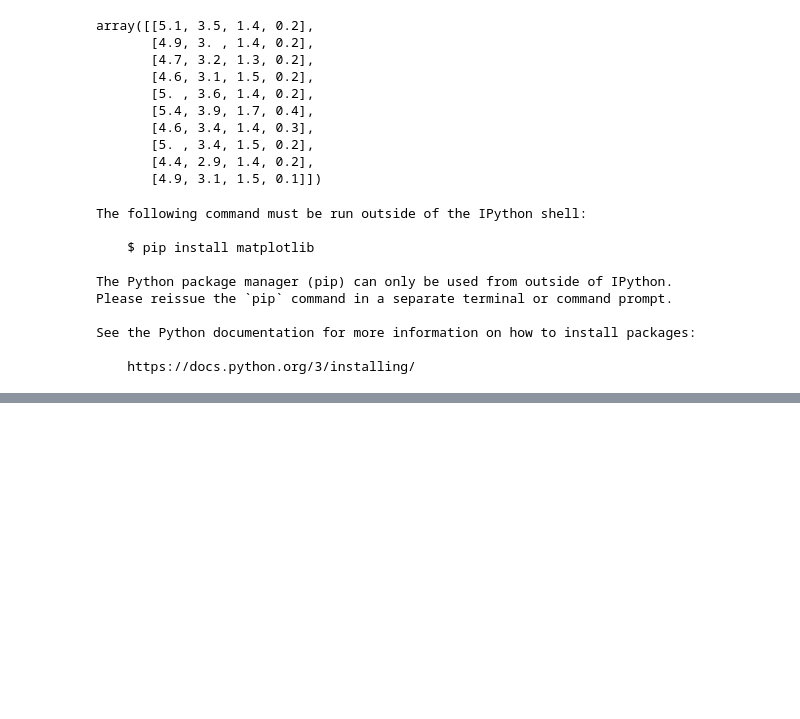
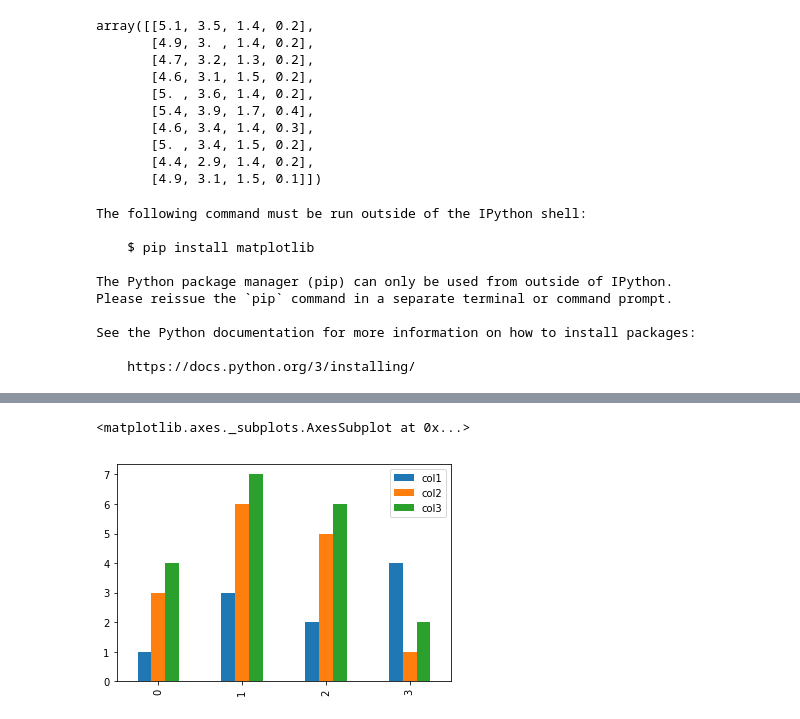
Before and after one commit to aaronm-2112/T2000, a Jupyter notebook: collaborative.ipynb, the cells around one changed output, grey strips where cells are left out. Saved outputs shown, nothing was run; the diff lists cells and outputs as text; code cells hidden in the pictures; blank space fills up the shorter version.

```diff
--- a/collaborative.ipynb
+++ b/collaborative.ipynb
@@ -115,0 +125,5 @@ plot_df = pandas.DataFrame({
+# %%
+plot_df.plot(kind='bar')
+# %% [output]
+<matplotlib.axes._subplots.AxesSubplot at 0x...>
+[figure, added]
```
Also changed, not shown: parts of 3 cells of this notebook.
